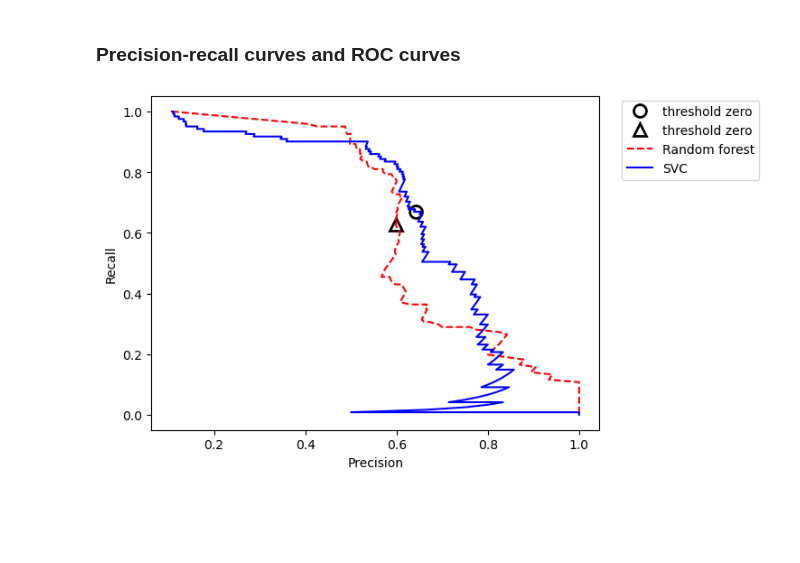
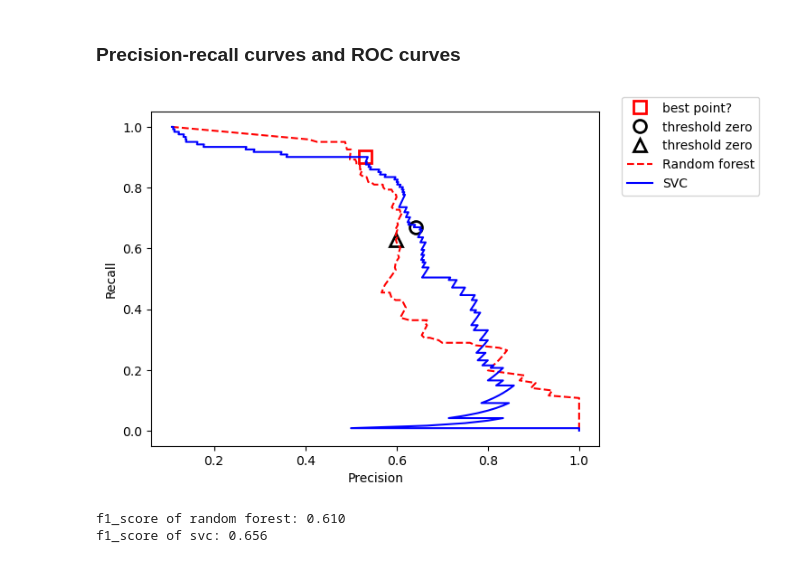
Before and after one commit to WilcoJohn/Progress-ML, a Jupyter notebook: CHP5-ModelEvaluation&Improvement/5.3EvaluationMetrics&Scoring.ipynb, the cells around one changed output. Drawn from its saved outputs; the diff is of its cells as text; code cells hidden in the pictures; blank space fills up the shorter version.

```diff
--- a/CHP5-ModelEvaluation&Improvement/5.3EvaluationMetrics&Scoring.ipynb
+++ b/CHP5-ModelEvaluation&Improvement/5.3EvaluationMetrics&Scoring.ipynb
@@ -280,24 +280,34 @@ rf.fit(X_train, y_train);
 
 # RandomForestClassifier has predict_proba, but not decision_function
 precision_rf, recall_rf, thresholds_rf = sklearn.metrics.precision_recall_curve(y_test, rf.predict_proba(X_test)[:,1] );
+# %%
+max_point = numpy.argmax(numpy.sqrt(precision[2::]**2 + recall[2::]**2));
 # %%
 # find threshold closest to zero
 close_zero = numpy.argmin(numpy.abs(thresholds));
 close_default_rf =  numpy.argmin(numpy.abs(thresholds_rf - 0.5))
 
 
+plt.plot(precision[max_point], recall[max_point], 's', markersize=10,  label="best point?",
+                                                     fillstyle="none", c='r', mew=2);
+
 plt.plot(precision[close_zero], recall[close_zero], 'o', markersize=10,  label="threshold zero",
                                                      fillstyle="none", c='k', mew=2);
-
 
 
 plt.plot(precision_rf[close_default_rf], recall_rf[close_default_rf], '^', markersize=10,  label="threshold zero",
                                                      fillstyle="none", c='k', mew=2);
 
 plt.plot(precision_rf, recall_rf, '--r', label="Random forest");
 plt.plot(precision, recall, '-b', label="SVC");
 plt.legend(loc=[1.05,0.75]);
 plt.xlabel("Precision");
 plt.ylabel("Recall");
 # %% [output]
-[figure, old version]
+[figure, new version]
+# %%
+print("f1_score of random forest: {:.3f}".format(sklearn.metrics.f1_score(y_test, rf.predict(X_test))));
+print("f1_score of svc: {:.3f}".format(sklearn.metrics.f1_score(y_test, svc.predict(X_test))));
+# %% [output]
+f1_score of random forest: 0.610
+f1_score of svc: 0.656
```
Also changed, not shown: parts of 10 cells of this notebook.
